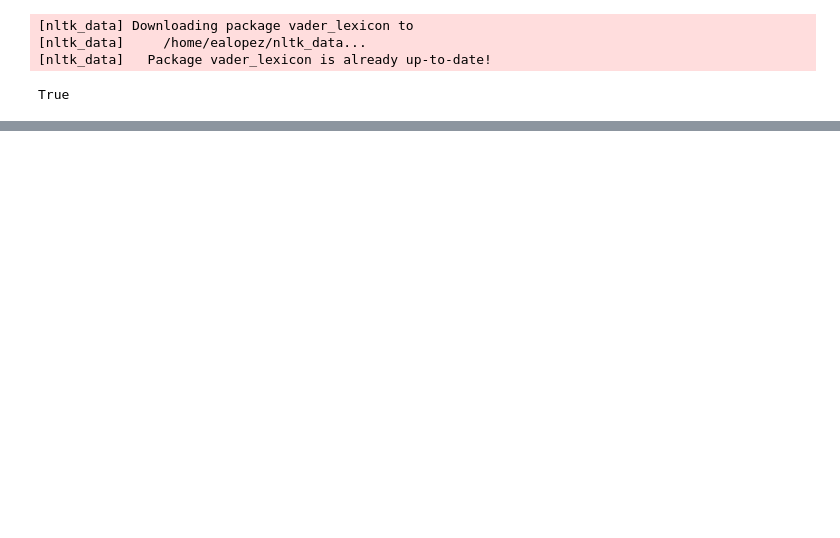
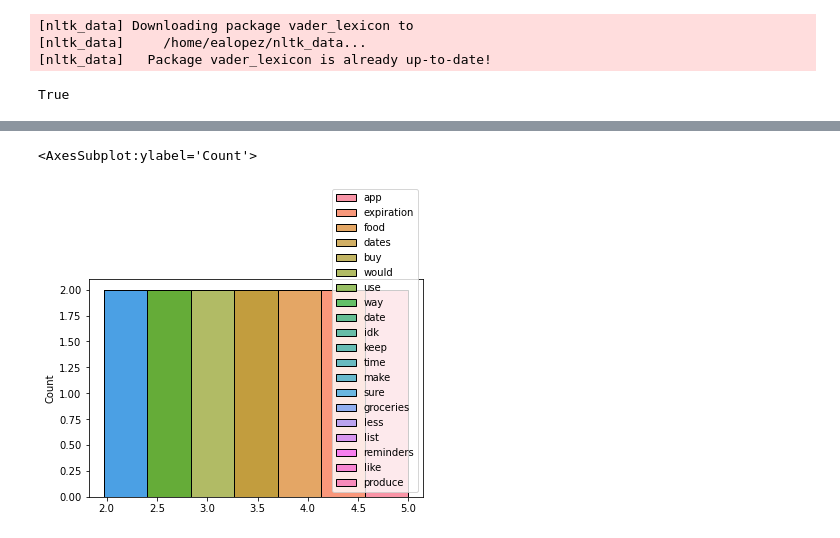
Before and after one commit to ohasis/project-expm, a Jupyter notebook: Grocery_Habit_Analysis.ipynb, the cells around one changed output, grey strips where cells are left out. Cells and saved outputs as stored; diff of their text form; code cells hidden in the pictures; blank space fills up the shorter version.

```diff
--- a/Grocery_Habit_Analysis.ipynb
+++ b/Grocery_Habit_Analysis.ipynb
@@ -122,0 +180,9 @@ sns.histplot(data = df_instores)
+# %%
+# TDIF for column 'Solution'
+solun = df_habits['Solution']
+solun = [re.sub(r'[^A-Za-z0-9]', ' ', sol) for sol in solun]
+solun = [sol.lower() for sol in solun]
+# %%
+tfidf_solun_array = tfidf.fit_transform(solun).toarray()
+df_solun = pd.DataFrame(tfidf_solun_array)
+df_solun.columns = tfidf.get_feature_names()
@@ -122,0 +191,16 @@ sns.histplot(data = df_instores)
+# %%
+df_solun = pd.DataFrame(np.sum(df_solun, axis = 0))
+df_solun = df_solun.loc['able':]
+df_solun_vals = df_solun.loc[:,0]
+df_solun['tfidf'] = df_solun_vals
+df_solun = df_solun.sort_values(by = 'tfidf', ascending = False)
+# %%
+df_solun = df_solun.loc[:'produce']
+df_solun = df_solun.transpose()
+# %%
+sns.histplot(data = df_solun)
+
+#the word with the highest value is "app" and so on
+# %% [output]
+<AxesSubplot:ylabel='Count'>
+[figure, added]
```
Also changed, not shown: parts of 21 cells of this notebook.
